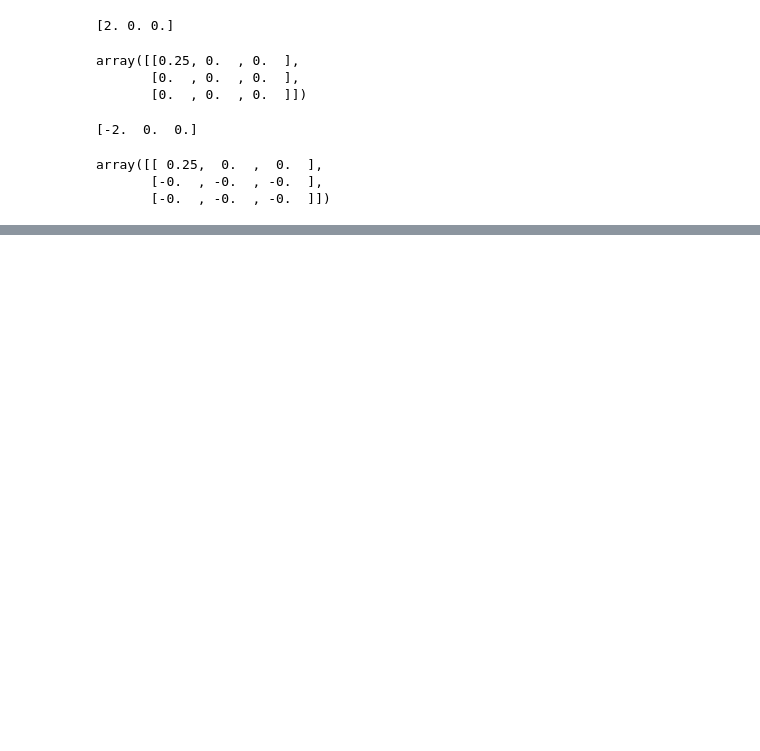
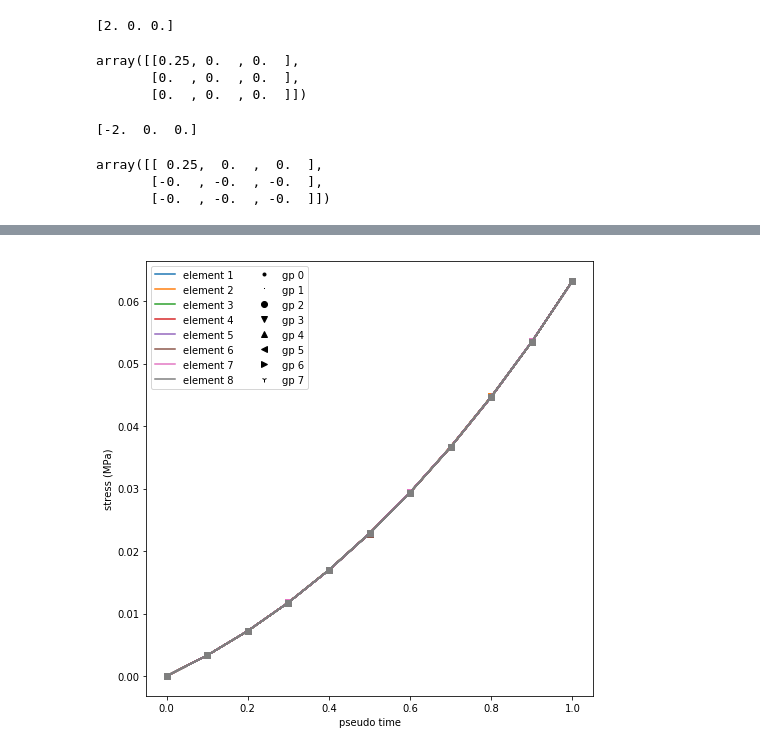
Before and after one commit to lanl/tardigrade-overlap-coupling, a Jupyter notebook: src/python/generate_example_data.ipynb, the cells around one changed output, grey strips where cells are left out. Cells and saved outputs as stored; diff of their text form; code cells hidden in the pictures; blank space fills up the shorter version.

```diff
--- a/src/python/generate_example_data.ipynb
+++ b/src/python/generate_example_data.ipynb
@@ -18,3 +14,17 @@ output_data = '../cpp/test_output.txt'
+# %%
+run_test_set = 1
+if (run_test_set == 0):
+    example_datafile = '../python/const_stress_example_data.txt'
+    filter_config = '../cpp/connectivity_8.txt'
+    output_data = '../cpp/const_stress_output.txt'
+elif (run_test_set == 1):
+    example_datafile = '../python/varying_stress_example_data.txt'
+    filter_config = '../cpp/connectivity_8.txt'
+    output_data = '../cpp/varying_stress_output.txt'
+elif (run_test_set == 2):
+    example_datafile = '../python/varying_stress_example_data_2.txt'
+    filter_config = '../cpp/connectivity_8.txt'
+    output_data = '../cpp/varying_stress_output_2.txt'
 # %%
 reload(freader)
 dns_data = freader.read_dns_data(example_datafile)
@@ -351,0 +470,84 @@ array([[ 0.25,  0.  ,  0.  ],
+# %%
+def signed_norm(v):
+    val = sum([np.sign(vi)*vi**2 for vi in v])
+    return np.sign(val)*np.sqrt(abs(val))
+# %%
+from matplotlib import lines
+from matplotlib.legend import Legend
+import matplotlib.patches as mpatches
+fig = plt.figure(figsize=(8, 8))
+ax = fig.add_subplot(111)
+
+ts = [t for t in filter_result.keys()]
+
+m_norms = dict([(fkey, [[] for _ in range(8)]) for fkey in filter_result[0].keys()])
+c_av_norm = dict([(fkey, [[] for _ in range(8)]) for fkey in filter_result[0].keys()])
+std_m_norms = dict([(fkey, [[] for _ in range(8)]) for fkey in filter_result[0].keys()])
+
+for t in filter_result.keys():
+    for fkey in filter_result[t].keys():
+        for index, ho_stress in enumerate(ms[t][fkey]):
+            #m_norms[fkey][index].append(np.linalg.norm(ho_stress))
+            m_norms[fkey][index].append(signed_norm(ho_stress))
+            std_m_norms[fkey][index].append(np.std(np.linalg.norm(msv[t][fkey][index], axis=1)))
+            #print(m_norms[fkey][index])
+            #print(std_m_norms[fkey][index])
+            #raise
+
+            c = freader.from_voigt(cs[t][fkey][index])
+            c_asymm = 0.5*(c - c.T)
+            c_av_norm[fkey][index].append(np.sqrt(c_asymm[1,2]**2 + c_asymm[2, 0]**2 + c_asymm[0, 1]**2))
+            #c_av_norm[fkey][index].append(signed_norm([c_asymm[1,2], c_asymm[2, 0], c_asymm[0, 1]]))
+
+e_colors = dict([(fkey, c) for fkey, c in zip(m_norms, plt.rcParams['axes.prop_cycle'].by_key()['color'])])
+gp_styles = [v for v in lines.lineMarkers.keys()]
+
+c_handles = []
+m_handles = []
+ngp = 8
+for fkey in m_norms.keys():
+    c_handles.append(lines.Line2D([], [], color=e_colors[fkey], label="element {0}".format(fkey)))
+    for i, gp in enumerate(m_norms[fkey]):
+        ax.plot(ts, gp, color=e_colors[fkey], marker=gp_styles[i])
+
+m_handles = [lines.Line2D([], [], markerfacecolor='k', color='none', label='gp {0}'.format(i), marker=m) for i, m in enumerate(gp_styles[:ngp])]
+
+ax.legend(handles=c_handles+m_handles, ncol=2)
+ax.set_xlabel('pseudo time')
+ax.set_ylabel('stress (MPa)')
+
+plt.savefig('norm_of_ho_stress_gpts.pdf')
+
+fig = plt.figure(figsize=(8, 8))
+ax = fig.add_subplot(111)
+s_handles = []
+for fkey in m_norms.keys():
+    mean = np.mean(m_norms[fkey], axis=0)
+    #std = np.std(m_norms[fkey], axis=0)
+    std = np.array(std_m_norms[fkey][0])
+    #print(len(std))
+    ax.plot(ts, np.mean(m_norms[fkey], axis=0), color=e_colors[fkey], label=r'element {0}'.format(fkey))
+    ax.fill_between(x = ts, y1=mean-2*std, y2=mean+2*std, color=e_colors[fkey], alpha=0.1)
+    s_handles.append(mpatches.Patch(color=e_colors[fkey], alpha=0.1, label=r'$\pm 2\sigma$'))
+
+
+
+ax.legend(handles=c_handles + s_handles, loc='upper left', ncol=2, handleheight=2.0)
+ax.set_xlabel('pseudo time')
+ax.set_ylabel('stress (MPa)')
+plt.savefig('norm_of_ho_stress_filled.pdf')
+
+fig = plt.figure(figsize=(8, 8))
+ax = fig.add_subplot(111)
+
+for fkey in c_av_norm.keys():
+
+    for i, gp in enumerate(c_av_norm[fkey]):
+        ax.plot(ts, gp, color=e_colors[fkey], marker=gp_styles[i])
+
+ax.legend(handles=c_handles+m_handles, ncol=2)
+ax.set_xlabel('pseudo time')
+ax.set_ylabel('stress (MPa)')
+plt.savefig('norm_of_cauchy_av.pdf')
+# %% [output]
+[figure, added]
```
Also changed, not shown: parts of 32 cells of this notebook, 12 other files.
